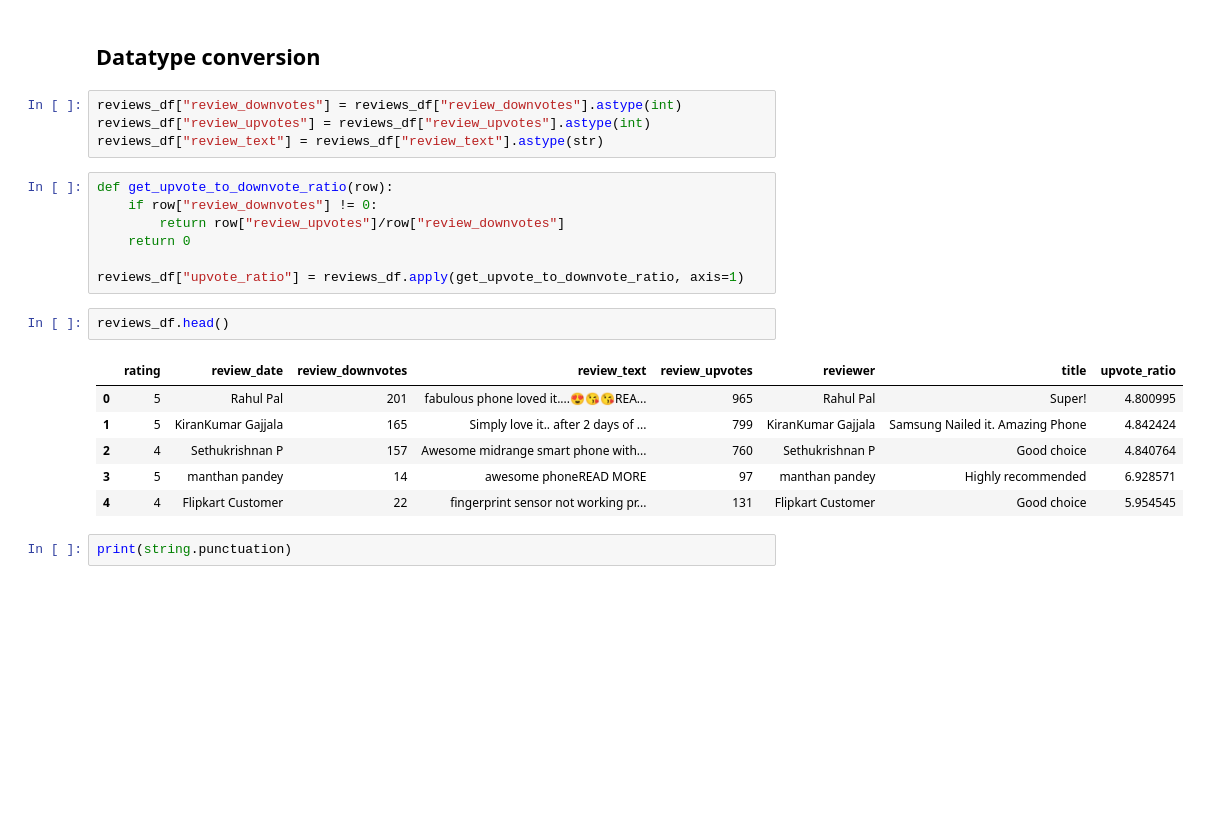
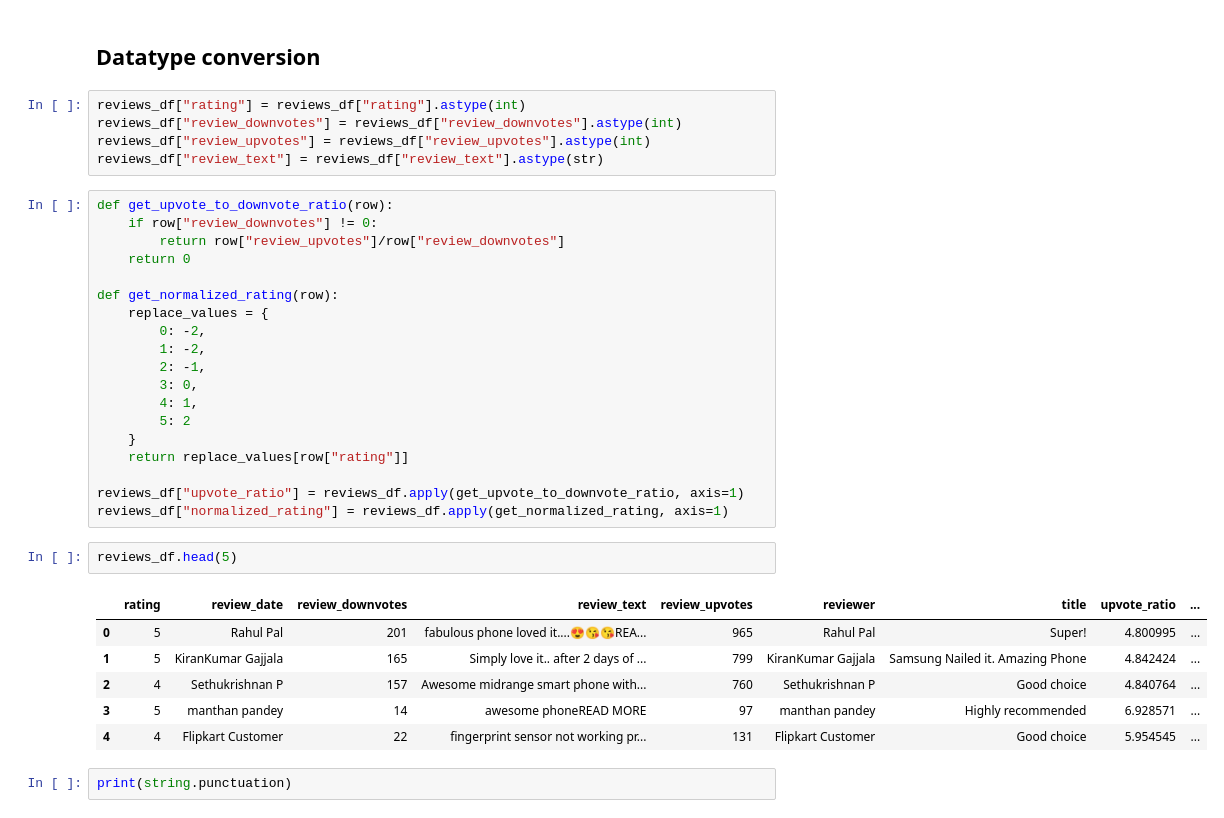
Before and after one commit to ace-racer/ReviewAnalysis, a Jupyter notebook: src/descriptive_analytics/Analyse product reviews.ipynb, the cells around one changed output. Saved outputs shown, nothing was run; the diff lists cells and outputs as text; blank space fills up the shorter version.

```diff
--- a/src/descriptive_analytics/Analyse product reviews.ipynb
+++ b/src/descriptive_analytics/Analyse product reviews.ipynb
@@ -36,6 +37,7 @@ reviews_df.head()
 # %% [markdown]
 ## Datatype conversion
 # %%
+reviews_df["rating"] = reviews_df["rating"].astype(int)
 reviews_df["review_downvotes"] = reviews_df["review_downvotes"].astype(int)
 reviews_df["review_upvotes"] = reviews_df["review_upvotes"].astype(int)
 reviews_df["review_text"] = reviews_df["review_text"].astype(str)
@@ -45,16 +47,28 @@ def get_upvote_to_downvote_ratio(row):
         return row["review_upvotes"]/row["review_downvotes"]
     return 0
 
+def get_normalized_rating(row):
+    replace_values = {
+        0: -2,
+        1: -2,
+        2: -1,
+        3: 0,
+        4: 1,
+        5: 2
+    }
+    return replace_values[row["rating"]]
+
 reviews_df["upvote_ratio"] = reviews_df.apply(get_upvote_to_downvote_ratio, axis=1)
+reviews_df["normalized_rating"] = reviews_df.apply(get_normalized_rating, axis=1)
 # %%
-reviews_df.head()
+reviews_df.head(5)
 # %% [output]
-|  | rating | review_date | review_downvotes | review_text | review_upvotes | reviewer | title | upvote_ratio |
-| 0 | 5 | Rahul Pal | 201 | fabulous phone loved it....😍😘😘REA... | 965 | Rahul Pal | Super! | 4.800995 |
-| 1 | 5 | KiranKumar Gajjala | 165 | Simply love it.. after 2 days of ... | 799 | KiranKumar Gajjala | Samsung Nailed it. Amazing Phone | 4.842424 |
-| 2 | 4 | Sethukrishnan P | 157 | Awesome midrange smart phone with... | 760 | Sethukrishnan P | Good choice | 4.840764 |
-| 3 | 5 | manthan pandey | 14 | awesome phoneREAD MORE | 97 | manthan pandey | Highly recommended | 6.928571 |
-| 4 | 4 | Flipkart Customer | 22 | fingerprint sensor not working pr... | 131 | Flipkart Customer | Good choice | 5.954545 |
+|  | rating | review_date | review_downvotes | review_text | review_upvotes | reviewer | title | upvote_ratio | ... |
+| 0 | 5 | Rahul Pal | 201 | fabulous phone loved it....😍😘😘REA... | 965 | Rahul Pal | Super! | 4.800995 | ... |
+| 1 | 5 | KiranKumar Gajjala | 165 | Simply love it.. after 2 days of ... | 799 | KiranKumar Gajjala | Samsung Nailed it. Amazing Phone | 4.842424 | ... |
+| 2 | 4 | Sethukrishnan P | 157 | Awesome midrange smart phone with... | 760 | Sethukrishnan P | Good choice | 4.840764 | ... |
+| 3 | 5 | manthan pandey | 14 | awesome phoneREAD MORE | 97 | manthan pandey | Highly recommended | 6.928571 | ... |
+| 4 | 4 | Flipkart Customer | 22 | fingerprint sensor not working pr... | 131 | Flipkart Customer | Good choice | 5.954545 | ... |
 # %%
 print(string.punctuation)
 # %% [output]
```
Also changed, not shown: parts of 8 cells of this notebook.
